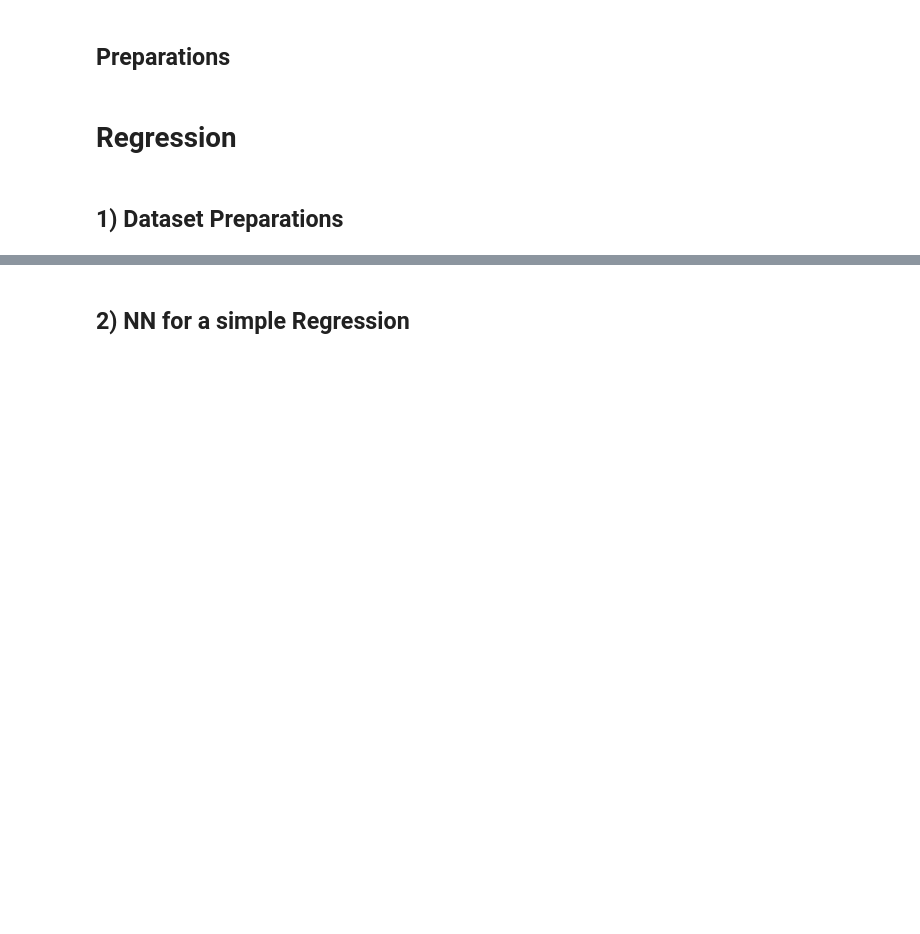
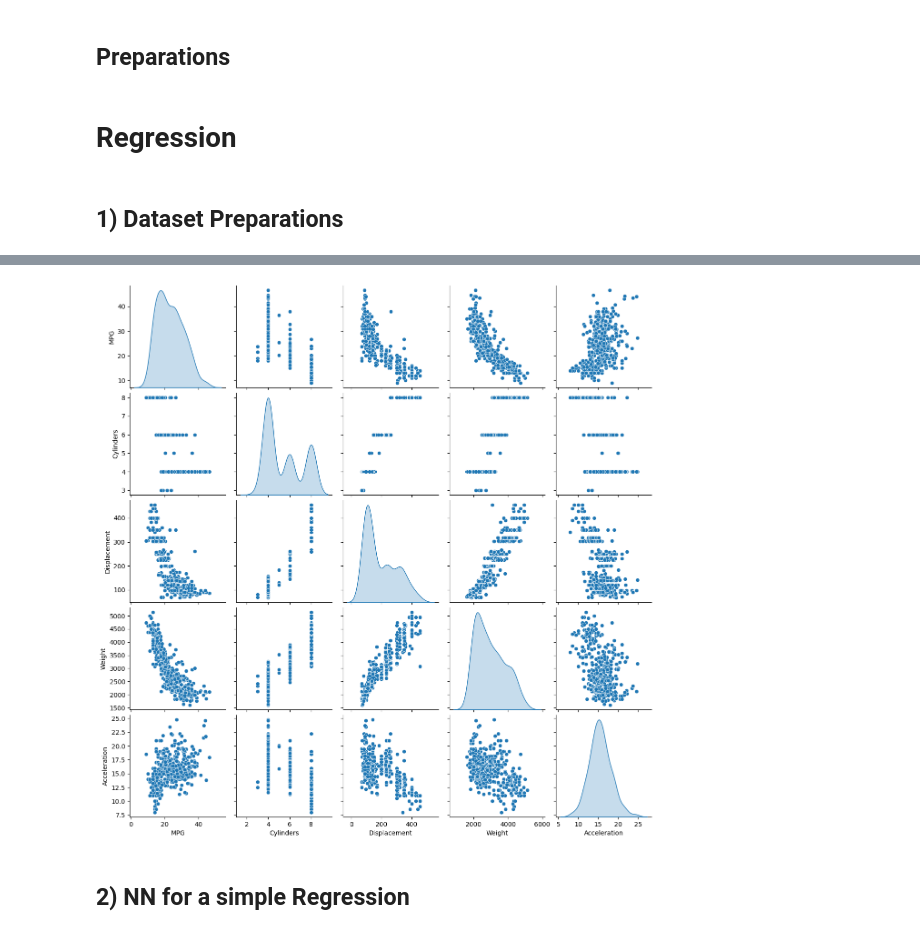
Before and after one commit to LourdesNajarro/Lab01---SP1, a Jupyter notebook: SP1_Laboratory_01.ipynb, the cells around one changed output, grey strips where cells are left out. Drawn from its saved outputs; the diff is of its cells as text; code cells hidden in the pictures; blank space fills up the shorter version.

```diff
--- a/SP1_Laboratory_01.ipynb
+++ b/SP1_Laboratory_01.ipynb
@@ -37,3 +37,5 @@ https://archive.ics.uci.edu/ml/datasets/Auto+MPG
 
 # Retrieve the dataset
 # /* YOUR CODE HERE */
+!wget https://archive.ics.uci.edu/ml/machine-learning-databases/auto-mpg/auto-mpg.data
+dataset_url = "https://archive.ics.uci.edu/ml/machine-learning-databases/auto-mpg/auto-mpg.data"
@@ -43,6 +56,8 @@ column_names = ['MPG','Cylinders','Displacement','Horsepower','Weight', 'Acceler
 
 # /* YOUR CODE HERE */
 # Hint: Make sure to check out the files first! And pay attention how data is separated
+raw_dataset = pd.read_csv(dataset_url, names=column_names, na_values = "?", comment='\t', sep=" ", skipinitialspace=True)
+
 
 # Brief Statistical Summary of the dataset
 raw_dataset.describe()
@@ -70,8 +124,12 @@ new_dataset.head()
 # %%
 # Lets visualize the data
 
 # /* YOUR CODE HERE*/
+sns.pairplot(new_dataset[['MPG', 'Cylinders', 'Displacement', 'Weight', 'Acceleration']], diag_kind='kde')
+plt.show()
 # Hint: Choose 5 NUMERICAL variables
+# %% [output]
+[figure, added]
 # %% [markdown]
 ## 2) NN for a simple Regression
 # %%
```
Also changed, not shown: parts of 12 cells of this notebook.
